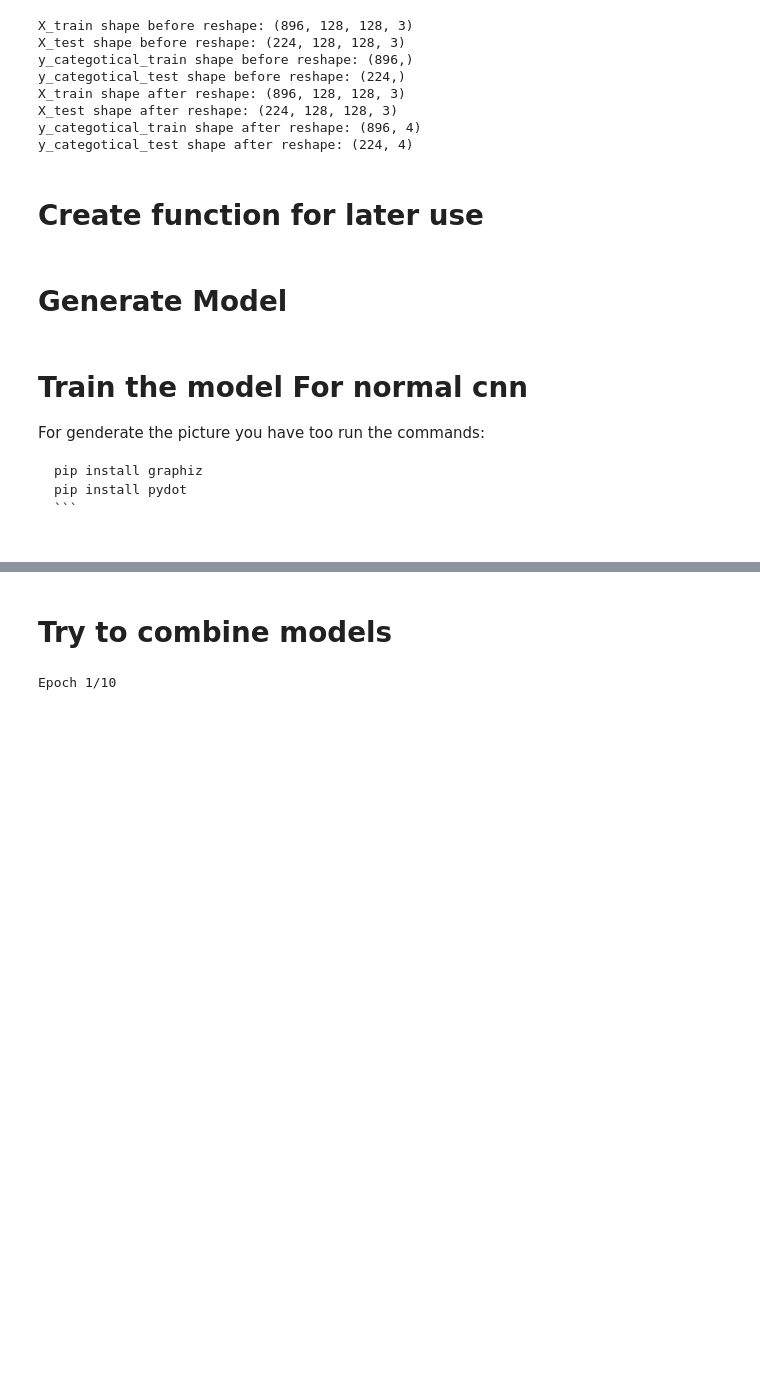
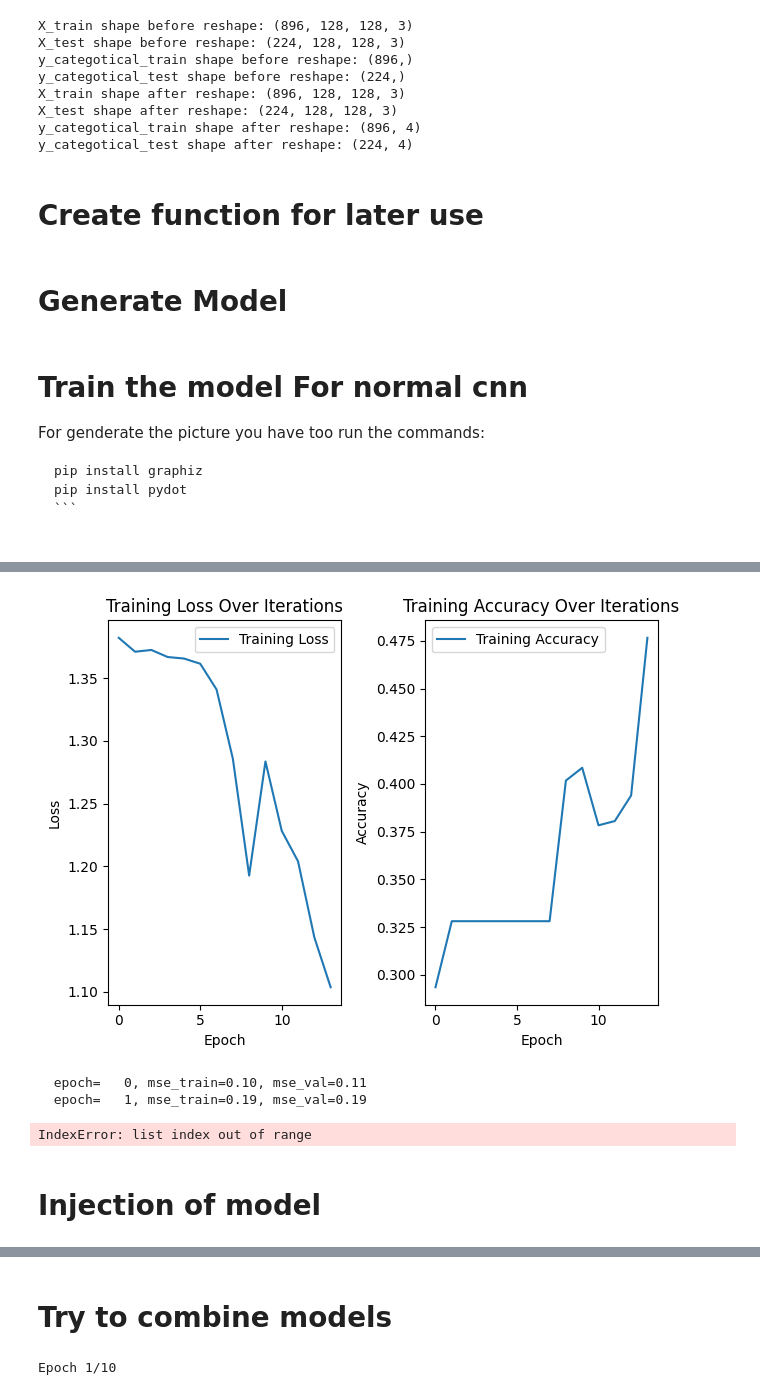
Before and after one commit to BjarkeKarlsen/mal12, a Jupyter notebook: O4/O4.ipynb, the cells around one changed output, grey strips where cells are left out. Cells and saved outputs as stored; diff of their text form; code cells hidden in the pictures; blank space fills up the shorter version.

````diff
--- a/O4/O4.ipynb
+++ b/O4/O4.ipynb
@@ -213,3 +253,73 @@ For genderate the picture you have too run the commands:
 pip install graphiz
 pip install pydot
 ```
+# %%
+from sklearn.model_selection import StratifiedKFold
+from sklearn.metrics import mean_squared_error
+
+folds = 2
+kfold = StratifiedKFold(n_splits=folds, shuffle=True, random_state=42)
+
+test_accuracies = []
+test_losses = []
+train_losses = []
+train_accuracies = []
+train_errors, val_errors = [], []
+
+n_epochs = 14
+
+for train, val in kfold.split(X_train, y_train.argmax(1)):
+    model = createModel()
+
+    X_train_kfold, X_val_kfold = X_train[train], X_train[val]
+    y_train_kfold, y_val_kfold = y_train[train], y_train[val]
+
+    history = model.fit(X_train_kfold, y_train_kfold, epochs=n_epochs, batch_size=64, verbose=0)
+
+    train_losses.append(history.history['loss'])
+    train_accuracies.append(history.history['accuracy'])
+
+    y_train_pred = model.predict(X_train_kfold)
+
+    mse_train = mean_squared_error(y_train_kfold, y_train_pred)
+    train_errors.append(mse_train)
+
+    test_loss, test_accuracy = model.evaluate(X_val_kfold, y_val_kfold)
+    test_accuracies.append(test_accuracy)
+    test_losses.append(test_loss)
+
+    y_val_pred = model.predict(X_val_kfold)
+
+    mse_val = mean_squared_error(y_val_kfold, y_val_pred)
+    val_errors.append(mse_val)
+
+
+print_Average(test_accuracies, test_losses)
+
+plot_metrics(train_losses, train_accuracies)
+
+best_epoch = np.argmin(val_errors)
+best_val_rmse = np.sqrt(val_errors[best_epoch])
+
+# plt.figure(figsize=(10,5))
+# plt.annotate('Best model',
+#              xy=(best_epoch, best_val_rmse),
+#              xytext=(best_epoch, best_val_rmse + 1),
+#              ha="center",
+#              arrowprops=dict(facecolor='black', shrink=0.05),
+#              fontsize=16,
+#             )
+
+for i in range(n_epochs):
+    print(f"  epoch={i:4d}, mse_train={train_errors[i]:4.2f}, mse_val={val_errors[i]:4.2f}")
+
+
+#best_val_rmse -= 0.03  # just to make the graph look better
+plt.plot([0, n_epochs], [best_val_rmse, best_val_rmse], "k:", linewidth=2)
+plt.plot(np.sqrt(train_errors), "b--", linewidth=2, label="Training set")
+plt.plot(np.sqrt(val_errors), "g-", linewidth=3, label="Validation set")
+plt.legend(loc="upper right", fontsize=14)
+plt.xlabel("Epoch", fontsize=14)
+plt.ylabel("RMSE", fontsize=14)
+plt.show()
+# %% [output]
@@ -216,3 +336,9 @@ pip install pydot
+[figure, added]
+  epoch=   0, mse_train=0.10, mse_val=0.11
+  epoch=   1, mse_train=0.19, mse_val=0.19
+IndexError: list index out of range
+# %% [markdown]
+# Injection of model
 # %%
 from sklearn.model_selection import StratifiedKFold
 
````
Also changed, not shown: parts of 5 cells of this notebook, 1 other file.
